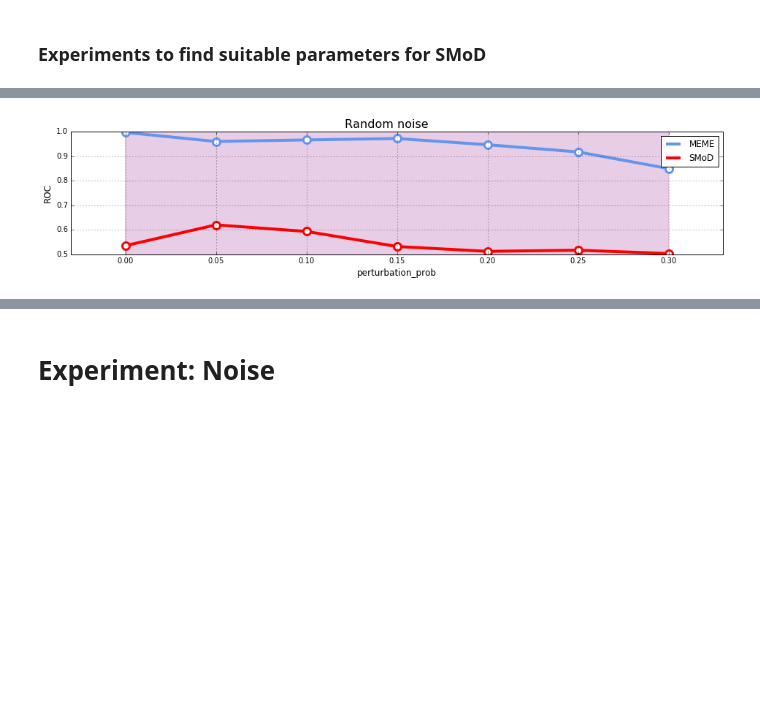
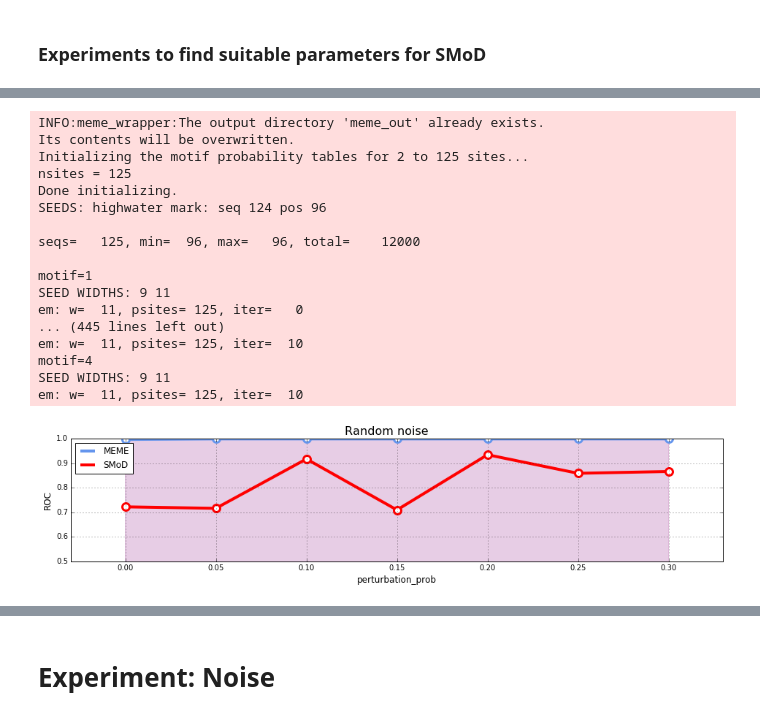
Before and after one commit to fabriziocosta/pyMotif, a Jupyter notebook: Performance Comparison.ipynb, the cells around one changed output, grey strips where cells are left out. Saved outputs shown, nothing was run; the diff lists cells and outputs as text; code cells hidden in the pictures; blank space fills up the shorter version.

Commit message:
smod bug fix

```diff
--- a/Performance Comparison.ipynb
+++ b/Performance Comparison.ipynb
@@ -222,3 +234,37 @@ def plot_results(data, title='Experiment', xlabel='param', ylabel='values'):
 n_rep = 10
 # %% [markdown]
 <h3> Experiments to find suitable parameters for SMoD </h3>
+# %%
+%%time
+
+def make_results(n_rep=5):
+    for param in [0.0, 0.05, 0.10, 0.15, 0.2, 0.25, 0.3]:
+        results = {'meme':[], 'smod':[]}
+        for rep in range(n_rep):
+            tool_result = evaluate(scoring_criteria='pwm', # ['pwm','hmm']
+                                   complexity=5,
+                                   motif_length=10,
+                                   n_motives=2,
+                                   sequence_length=100,
+                                   n_sequences=250,
+                                   perturbation_prob=param,
+                                   n_clusters=10,
+                                   min_subarray_size=5,
+                                   max_subarray_size=15,
+                                   min_score=4,
+                                   min_freq=0.5,
+                                   min_cluster_size=10,
+                                   similarity_threshold=.75,
+                                   freq_threshold=0.03)
+
+            results['meme'].append(tool_result['meme'])
+            results['smod'].append(tool_result['smod'])
+        for tool in ['meme', 'smod']:
+            avg = np.mean(results[tool])
+            std = np.std(results[tool])
+            results[tool] = (avg, std)
+        yield param, results['meme'][0], results['meme'][1], results['smod'][0], results['smod'][1]
+
+
+data = [(param, val_m, std_m, val_s, std_s) for param, val_m, std_m, val_s, std_s in make_results()]
+plot_results(data, title='Random noise', xlabel='perturbation_prob', ylabel='ROC')
@@ -225,36 +399,54 @@ n_rep = 10
 # %%
 %%time
 
 def make_results(n_rep=3):
     for param in [0.0, 0.05, 0.10, 0.15, 0.2, 0.25, 0.3]:
         results = {'meme':[], 'smod':[]}
         for rep in range(n_rep):
             tool_result = evaluate(scoring_criteria='pwm', # ['pwm','hmm']
                                    complexity=5,
                                    motif_length=10,
                                    n_motives=4,
                                    sequence_length=100,
                                    n_sequences=250,
                                    perturbation_prob=param,
                                    n_clusters=10,
                                    min_subarray_size=9,
                                    max_subarray_size=11,
                                    min_score=4,
                                    min_freq=0.5,
-                                   min_cluster_size=5,
-                                   similarity_threshold=.75,
-                                   freq_threshold=0.03)
+                                   min_cluster_size=2,
+                                   similarity_threshold=1,
+                                   freq_threshold=0.03,
+                                   p_value=1)
 
-            results['meme'].append(tool_result['meme'][0][0])
-            results['smod'].append(tool_result['smod'][0][0])
+            results['meme'].append(tool_result['meme'])
+            results['smod'].append(tool_result['smod'])
         for tool in ['meme', 'smod']:
             avg = np.mean(results[tool])
             std = np.std(results[tool])
             results[tool] = (avg, std)
         yield param, results['meme'][0], results['meme'][1], results['smod'][0], results['smod'][1]
 
 
 data = [(param, val_m, std_m, val_s, std_s) for param, val_m, std_m, val_s, std_s in make_results()]
 plot_results(data, title='Random noise', xlabel='perturbation_prob', ylabel='ROC')
 # %% [output]
+INFO:meme_wrapper:The output directory 'meme_out' already exists.
+Its contents will be overwritten.
+Initializing the motif probability tables for 2 to 125 sites...
+nsites = 125
+Done initializing.
+SEEDS: highwater mark: seq 124 pos 96
+
+seqs=   125, min=  96, max=   96, total=    12000
+
+motif=1
+SEED WIDTHS: 9 11
+em: w=  11, psites= 125, iter=   0
+... (445 lines left out)
+em: w=  11, psites= 125, iter=  10
+motif=4
+SEED WIDTHS: 9 11
+em: w=  11, psites= 125, iter=  10
-[figure, old version]
+[figure, new version]
```
Also changed, not shown: parts of 22 cells of this notebook, 1 other file.
